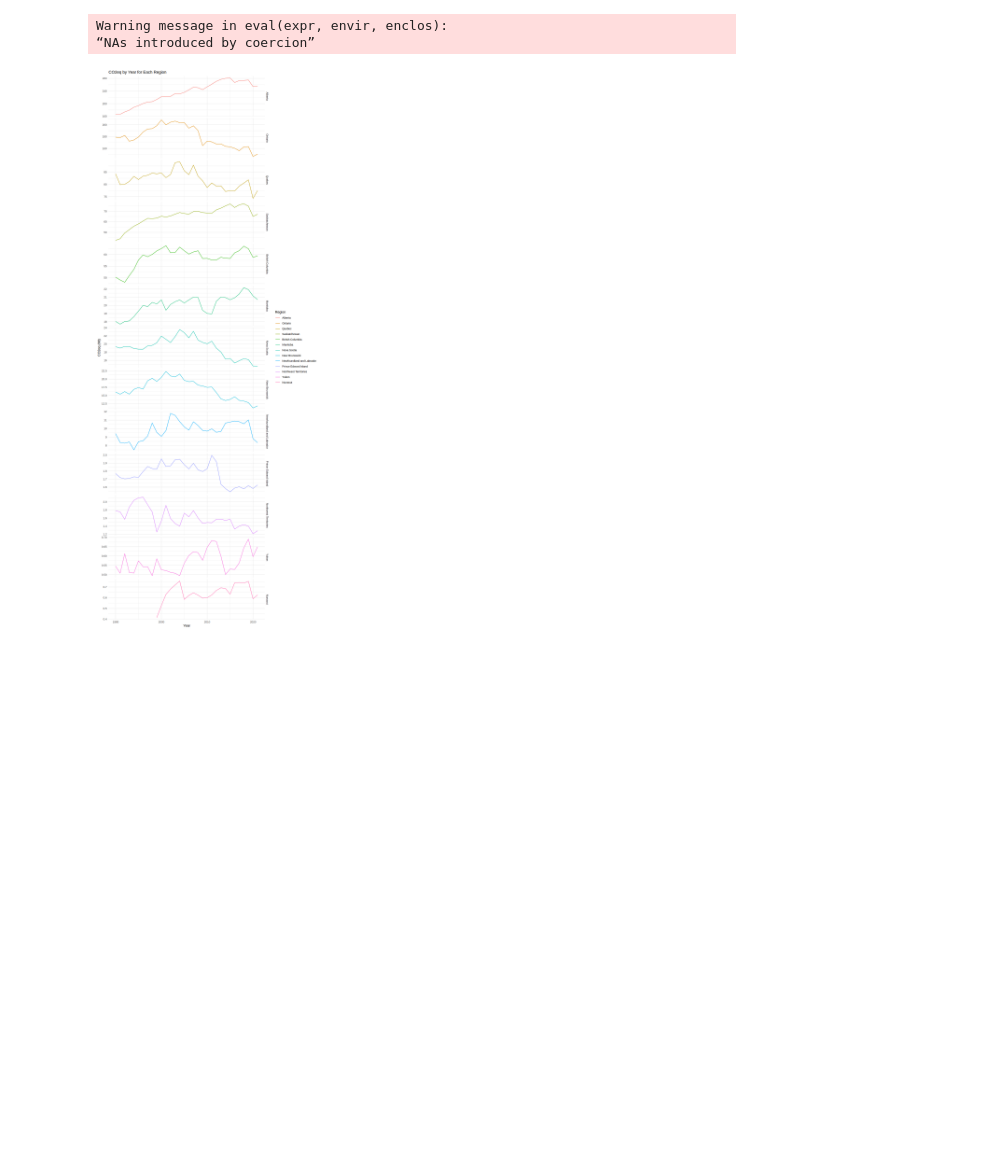
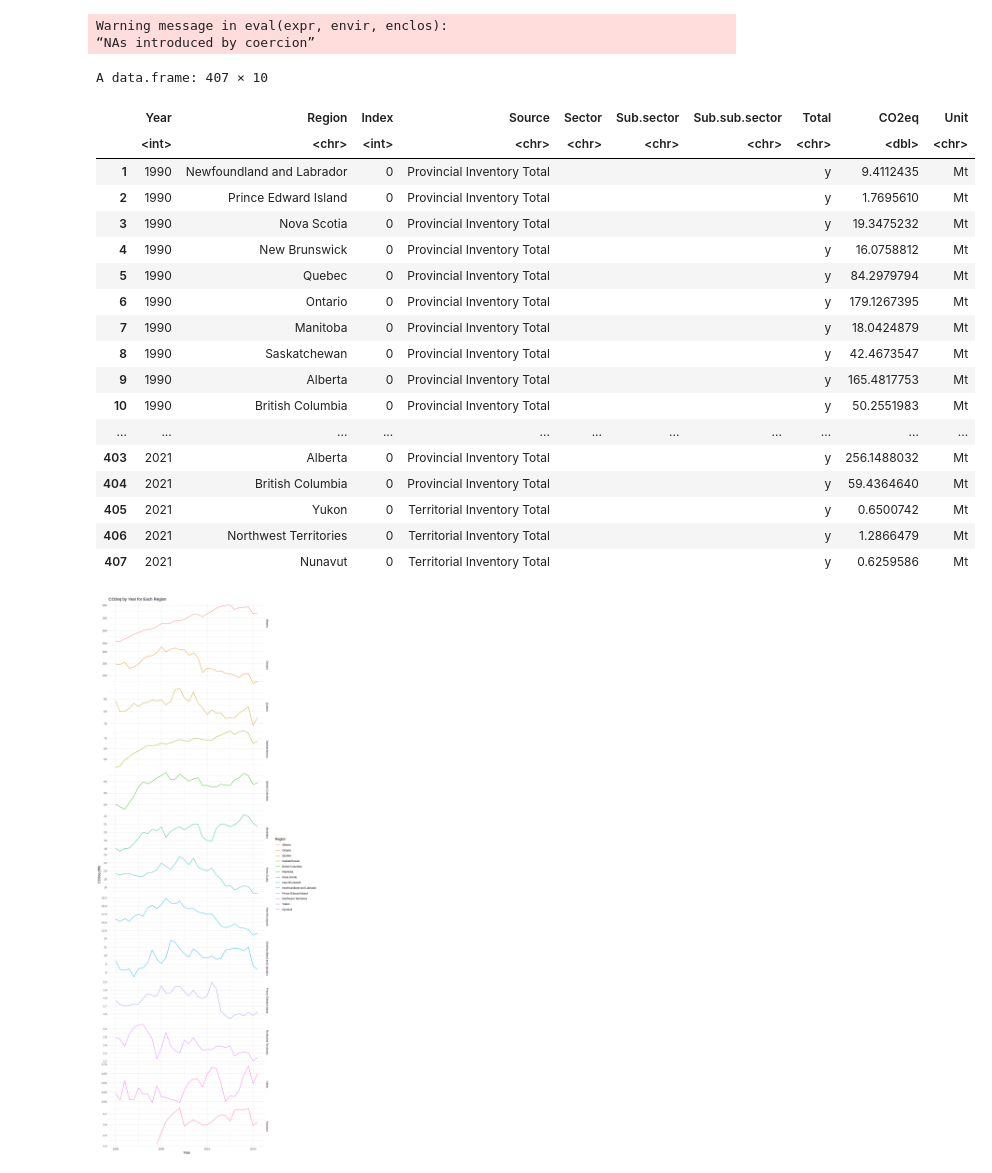
Before and after one commit to FelixBAUDARD/Dsci100_GP, a Jupyter notebook: Group project proposal.ipynb, the cells around one changed output. Cells and saved outputs as stored; diff of their text form; code cells hidden in the pictures; blank space fills up the shorter version.

Commit message:
total_per_province

```diff
--- a/Group project proposal.ipynb
+++ b/Group project proposal.ipynb
@@ -42,10 +42,33 @@ data$Year <- as.integer(data$Year)
 Warning message in eval(expr, envir, enclos):
 “NAs introduced by coercion”
 # %%
-filtered_data <- data |>
+total_per_province <- data |>
   filter(Source %in% c("Provincial Inventory Total", "Territorial Inventory Total", "National Inventory Total")) |>
   filter(Region != "Canada", Region != "Northwest Territories and Nunavut") |>
-  na.omit(cols = c("Year", "CO2eq"))
+  na.omit(cols = c("Year", "CO2eq")) |>
+  select(year, Region, Source, CO2eq)
+
+total_per_province
+# %% [output]
+A data.frame: 407 × 10
+|  | Year | Region | Index | Source | Sector | Sub.sector | Sub.sub.sector | Total | CO2eq | Unit |
+|  | <int> | <chr> | <int> | <chr> | <chr> | <chr> | <chr> | <chr> | <dbl> | <chr> |
+| 1 | 1990 | Newfoundland and Labrador | 0 | Provincial Inventory Total |  |  |  | y | 9.4112435 | Mt |
+| 2 | 1990 | Prince Edward Island | 0 | Provincial Inventory Total |  |  |  | y | 1.7695610 | Mt |
+| 3 | 1990 | Nova Scotia | 0 | Provincial Inventory Total |  |  |  | y | 19.3475232 | Mt |
+| 4 | 1990 | New Brunswick | 0 | Provincial Inventory Total |  |  |  | y | 16.0758812 | Mt |
+| 5 | 1990 | Quebec | 0 | Provincial Inventory Total |  |  |  | y | 84.2979794 | Mt |
+| 6 | 1990 | Ontario | 0 | Provincial Inventory Total |  |  |  | y | 179.1267395 | Mt |
+| 7 | 1990 | Manitoba | 0 | Provincial Inventory Total |  |  |  | y | 18.0424879 | Mt |
+| 8 | 1990 | Saskatchewan | 0 | Provincial Inventory Total |  |  |  | y | 42.4673547 | Mt |
+| 9 | 1990 | Alberta | 0 | Provincial Inventory Total |  |  |  | y | 165.4817753 | Mt |
+| 10 | 1990 | British Columbia | 0 | Provincial Inventory Total |  |  |  | y | 50.2551983 | Mt |
+| ... | ... | ... | ... | ... | ... | ... | ... | ... | ... | ... |
+| 403 | 2021 | Alberta | 0 | Provincial Inventory Total |  |  |  | y | 256.1488032 | Mt |
+| 404 | 2021 | British Columbia | 0 | Provincial Inventory Total |  |  |  | y | 59.4364640 | Mt |
+| 405 | 2021 | Yukon | 0 | Territorial Inventory Total |  |  |  | y | 0.6500742 | Mt |
+| 406 | 2021 | Northwest Territories | 0 | Territorial Inventory Total |  |  |  | y | 1.2866479 | Mt |
+| 407 | 2021 | Nunavut | 0 | Territorial Inventory Total |  |  |  | y | 0.6259586 | Mt |
 # %%
 total_emissions <- filtered_data |>
   group_by(Region) |>
```
Also changed, not shown: parts of 1 cell of this notebook.
